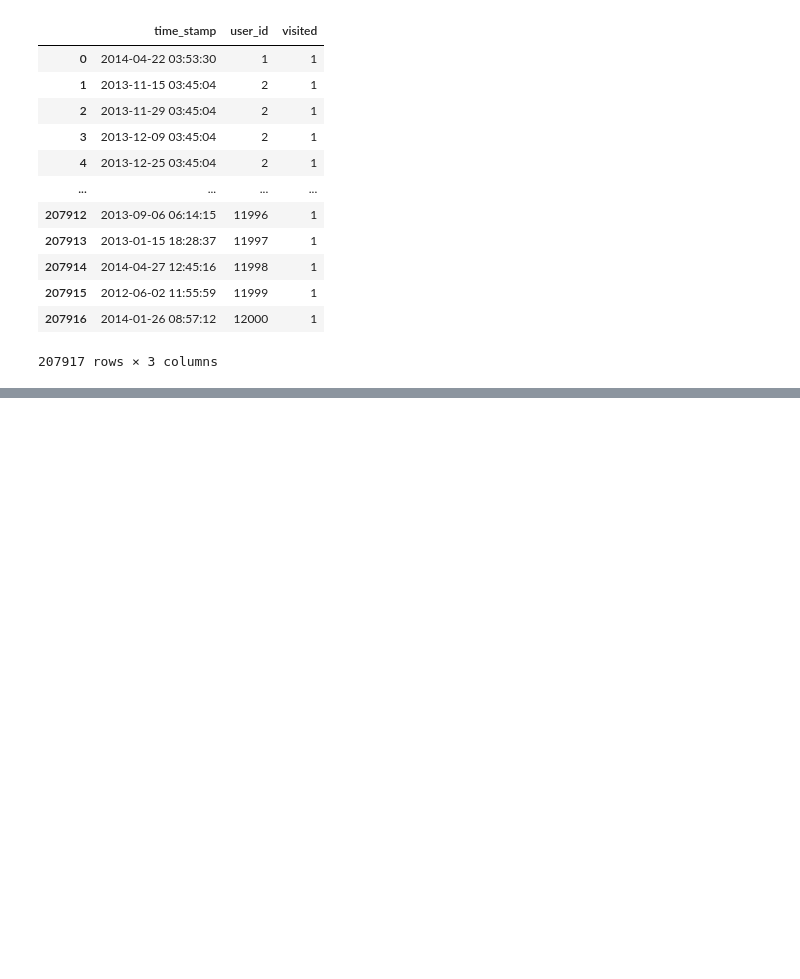
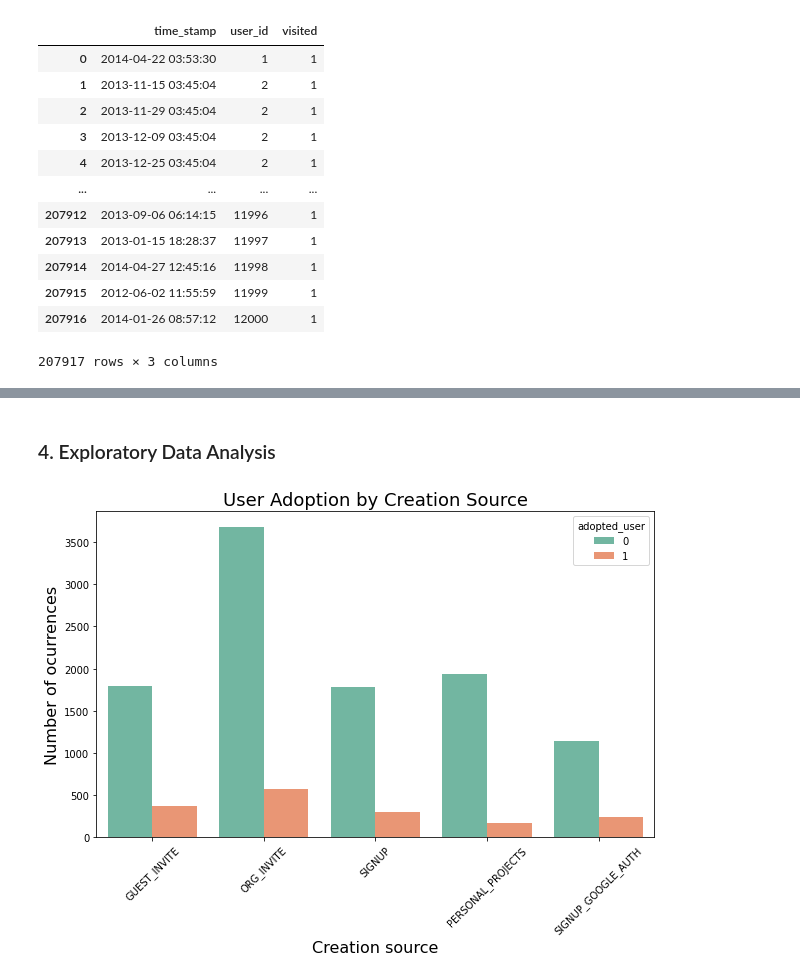
Before and after one commit to gabriellewald/relax-inc-data-challenge, a Jupyter notebook: relax_inc_data_science_challenge.ipynb, the cells around one changed output, grey strips where cells are left out. Cells and saved outputs as stored; diff of their text form; code cells hidden in the pictures; blank space fills up the shorter version.

Commit message:
Add plots

```diff
--- a/relax_inc_data_science_challenge.ipynb
+++ b/relax_inc_data_science_challenge.ipynb
@@ -40,5 +47,5 @@ org_id                           0
 invited_by_user_id            5583
 dtype: int64
 # %%
-# update object_id to user_id to prepare for merge with engage_df
-users.rename(columns={"object_id": "user_id"})
+# update object_id to user_id
+users = users.rename(columns={"object_id": "user_id"})
@@ -93,4 +86,4 @@ memory usage: 4.8+ MB
 engage_df['time_stamp'] = pd.to_datetime(engage_df['time_stamp'])
 
 # make time_stamp index
-engage_df.set_index('time_stamp')
+engage_df = engage_df.set_index('time_stamp')
@@ -112,3 +105,11 @@ engage_df.set_index('time_stamp')
 # %%
-# Add column with total number of visits per user
-engage_df['total_visits'] = engage_df.groupby(engage_df['time_stamp'].index.time_stamp).count()
+# Add label to engage_df
+def label_adopted(user_id):
+    "takes a users input and returns whether or not they have been active within any 7-day period"
+    user_df = engage_df.loc[engage_df['user_id'] == user_id] #select out rows of this user
+    user_df = user_df.resample('D').mean().dropna() #resample to show if active in a day. .mean() is just of 1
+
+    for i in range(len(user_df) - 2): #loop over active days till the second to last day
+        if user_df.index[i + 2] - user_df.index[i] <= timedelta(days=7): # difference between every 1st and 3rd day
+            return 1
+    return 0
@@ -117,2 +116,3 @@ AttributeError: 'RangeIndex' object has no attribute 'time_stamp'
 # %%
-# merge users and engage_df on user_id
+# Call function create column adopted_user in users
+users['adopted_user'] = users['user_id'].apply(label_adopted)
@@ -118,0 +139,12 @@ AttributeError: 'RangeIndex' object has no attribute 'time_stamp'
+# %% [markdown]
+### 4. Exploratory Data Analysis
+# %%
+# Plot creation source and adopted user
+plt.figure(figsize=(10,6))
+_ = sns.countplot(x='creation_source', data=users, hue='adopted_user', palette='Set2')
+_ = plt.xticks(rotation=45)
+_ = plt.title('User Adoption by Creation Source', fontsize=18)
+_ = plt.xlabel('Creation source', fontsize=16)
+_ = plt.ylabel('Number of ocurrences', fontsize=16)
+# %% [output]
+[figure, added]
```
Also changed, not shown: parts of 29 cells of this notebook.
